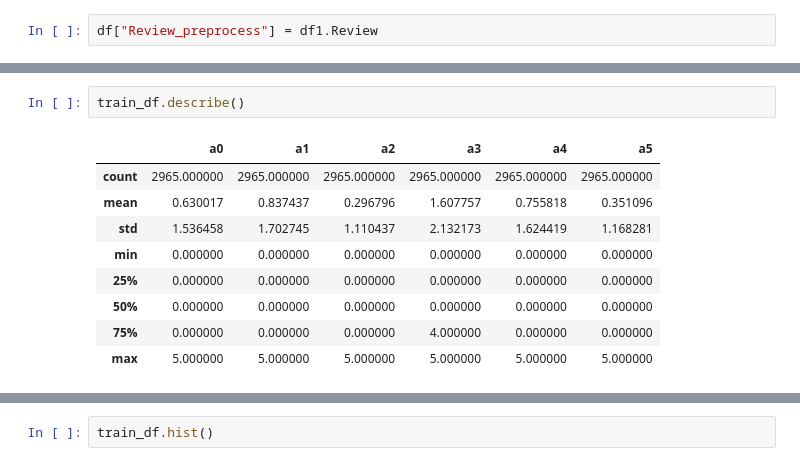
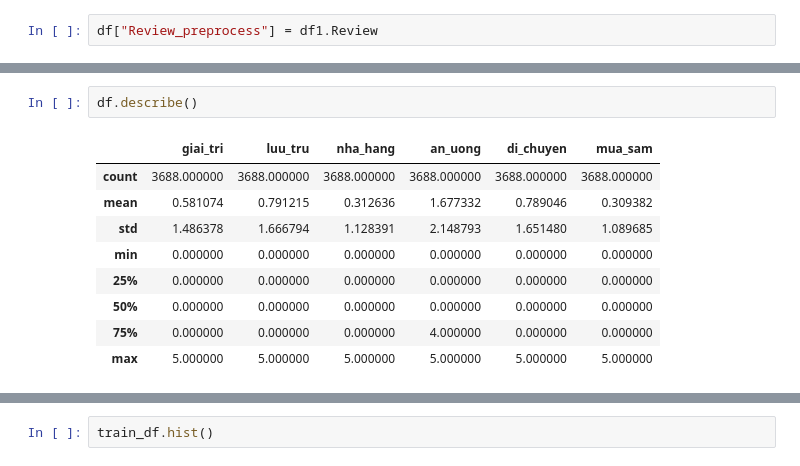
Before and after one commit to anhtuanluu/Problem2, a Jupyter notebook: analysis.ipynb, the cells around one changed output, grey strips where cells are left out. Saved outputs shown, nothing was run; the diff lists cells and outputs as text.

```diff
--- a/analysis.ipynb
+++ b/analysis.ipynb
@@ -25,12 +19,12 @@ train_df.head()
 | 3 | Lần thứ 2 quay lại đây, vì giới t... | 0 | 0 | 0 | 2 | 0 | 0 | lần thứ 2 quay lại đây vì giới_th... |
 | 4 | Rất khuyên bạn nên ghé thăm quán ... | 3 | 0 | 0 | 0 | 0 | 0 | khuyên bạn ghé thăm quán bar thể_... |
 # %%
-train_df.describe()
+df.describe()
 # %% [output]
-|  | a0 | a1 | a2 | a3 | a4 | a5 |
-| count | 2965.000000 | 2965.000000 | 2965.000000 | 2965.000000 | 2965.000000 | 2965.000000 |
-| mean | 0.630017 | 0.837437 | 0.296796 | 1.607757 | 0.755818 | 0.351096 |
-| std | 1.536458 | 1.702745 | 1.110437 | 2.132173 | 1.624419 | 1.168281 |
+|  | giai_tri | luu_tru | nha_hang | an_uong | di_chuyen | mua_sam |
+| count | 3688.000000 | 3688.000000 | 3688.000000 | 3688.000000 | 3688.000000 | 3688.000000 |
+| mean | 0.581074 | 0.791215 | 0.312636 | 1.677332 | 0.789046 | 0.309382 |
+| std | 1.486378 | 1.666794 | 1.128391 | 2.148793 | 1.651480 | 1.089685 |
 | min | 0.000000 | 0.000000 | 0.000000 | 0.000000 | 0.000000 | 0.000000 |
 | 25% | 0.000000 | 0.000000 | 0.000000 | 0.000000 | 0.000000 | 0.000000 |
 | 50% | 0.000000 | 0.000000 | 0.000000 | 0.000000 | 0.000000 | 0.000000 |
```
Also changed, not shown: parts of 28 cells of this notebook, 9 other files.
